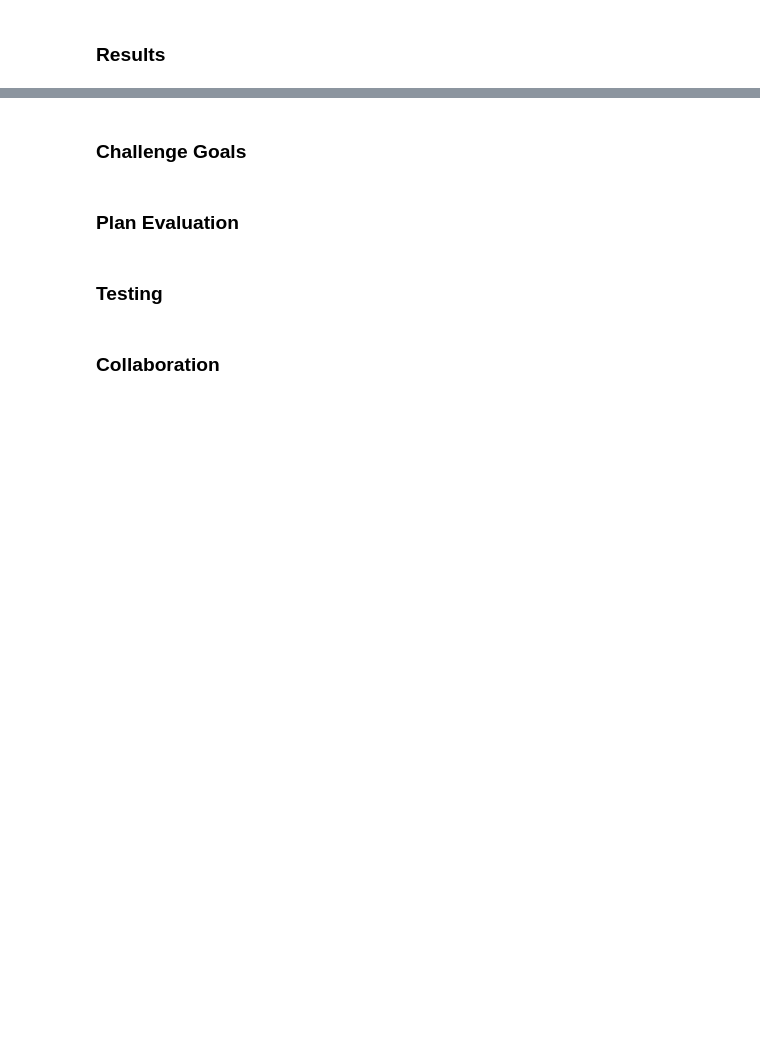
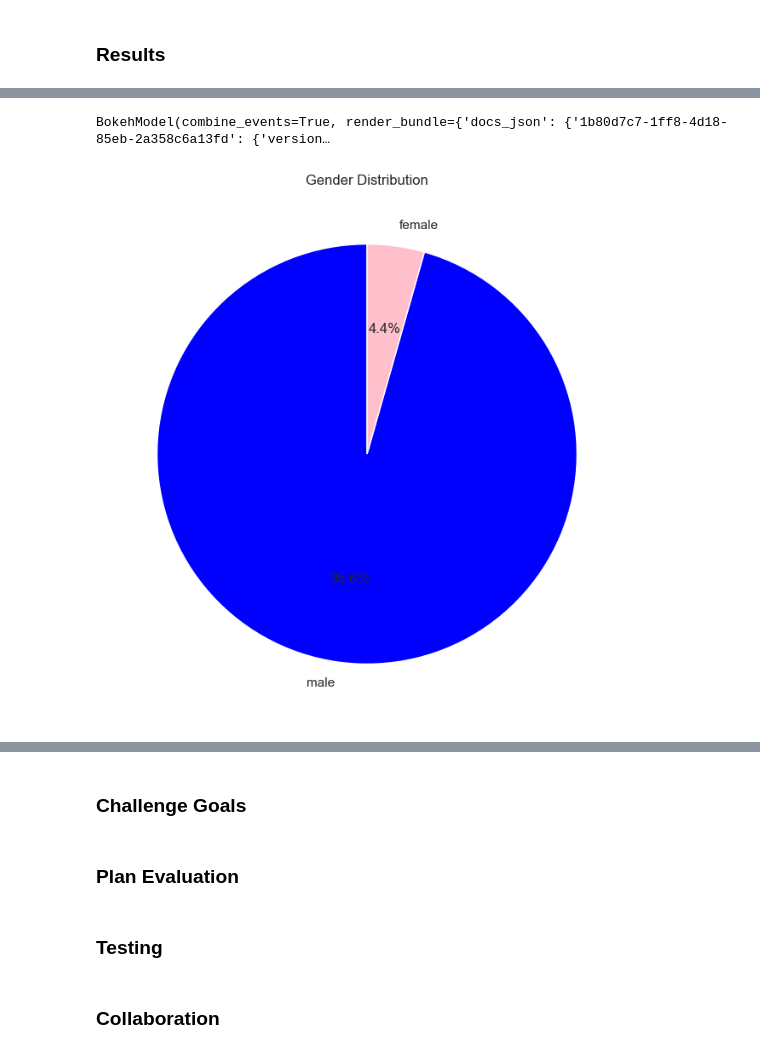
Before and after one commit to nicklo0531/cse163_project, a Jupyter notebook: document.ipynb, the cells around one changed output, grey strips where cells are left out. Saved outputs shown, nothing was run; the diff lists cells and outputs as text; code cells hidden in the pictures; blank space fills up the shorter version.

```diff
--- a/document.ipynb
+++ b/document.ipynb
@@ -154,0 +80,8 @@ BokehModel(combine_events=True, render_bundle={'docs_json': {'3929d5e6-7243-4f49
+# %%
+plotRace(df)
+# %% [output]
+BokehModel(combine_events=True, render_bundle={'docs_json': {'1b80d7c7-1ff8-4d18-85eb-2a358c6a13fd': {'version…
+# %%
+plotGender(df)
+# %% [output]
+[figure, added]
```
Also changed, not shown: parts of 20 cells of this notebook.
